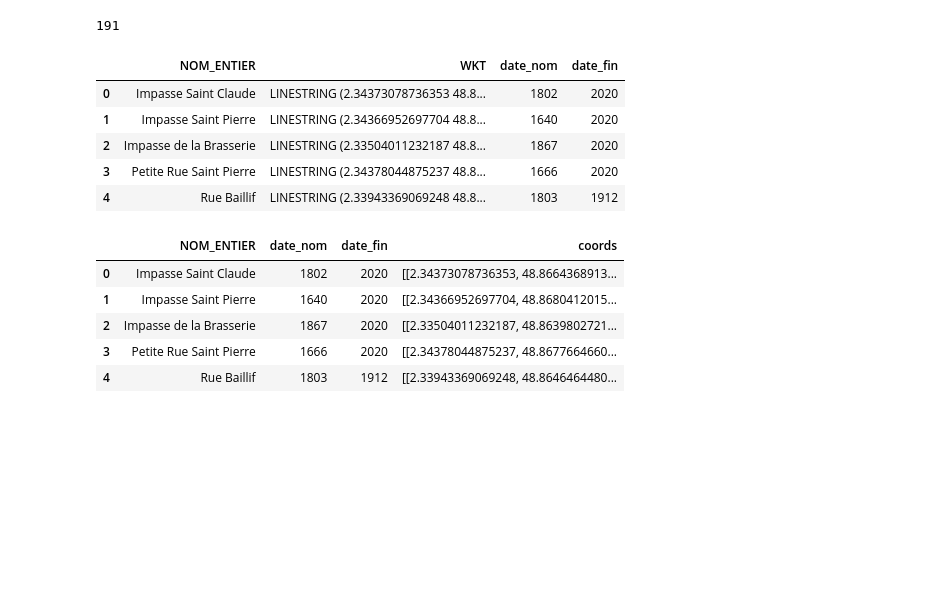
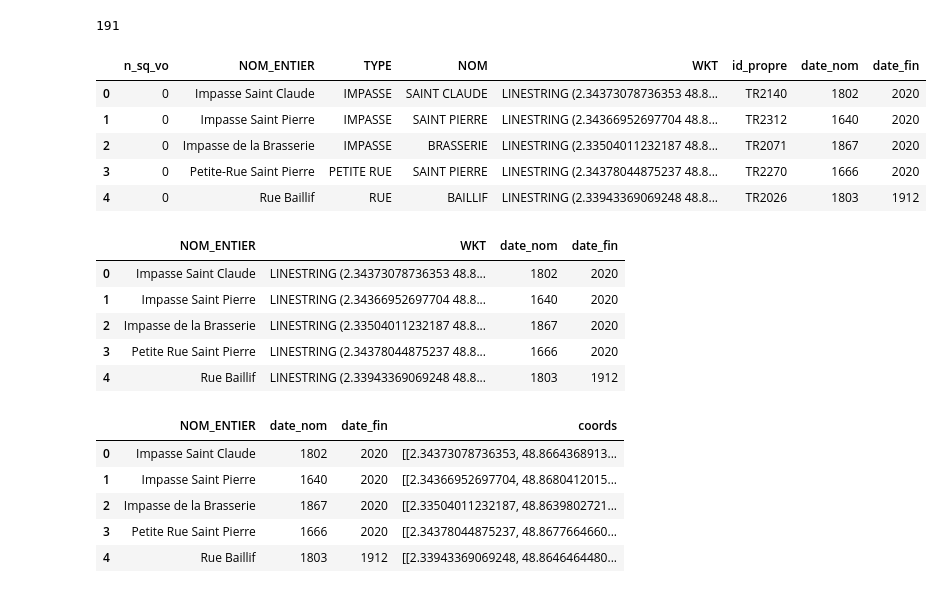
Before and after one commit to adescombes/Richelieu, a Jupyter notebook: web maps.ipynb, the cells around one changed output. Cells and saved outputs as stored; diff of their text form; code cells hidden in the pictures; blank space fills up the shorter version.

```diff
--- a/web maps.ipynb
+++ b/web maps.ipynb
@@ -127,9 +129,18 @@ geo_data
 # %%
-geotemp = pd.read_pickle('../geotemporal data/simple_geotemp_data_WGS84.pickle')
+geotemp = pd.read_csv('geotemporal data/simple_geotemp_data_WGS84.csv')
 # %%
 len(geotemp)
 # %% [output]
 191
+# %%
+geotemp.head()
+# %% [output]
+|  | n_sq_vo | NOM_ENTIER | TYPE | NOM | WKT | id_propre | date_nom | date_fin |
+| 0 | 0 | Impasse Saint Claude | IMPASSE | SAINT CLAUDE | LINESTRING (2.34373078736353 48.8... | TR2140 | 1802 | 2020 |
+| 1 | 0 | Impasse Saint Pierre | IMPASSE | SAINT PIERRE | LINESTRING (2.34366952697704 48.8... | TR2312 | 1640 | 2020 |
+| 2 | 0 | Impasse de la Brasserie | IMPASSE | BRASSERIE | LINESTRING (2.33504011232187 48.8... | TR2071 | 1867 | 2020 |
+| 3 | 0 | Petite-Rue Saint Pierre | PETITE RUE | SAINT PIERRE | LINESTRING (2.34378044875237 48.8... | TR2270 | 1666 | 2020 |
+| 4 | 0 | Rue Baillif | RUE | BAILLIF | LINESTRING (2.33943369069248 48.8... | TR2026 | 1803 | 1912 |
 # %%
 geotemp.reset_index(inplace =True)
 geotemp['NOM_ENTIER']=geotemp['NOM_ENTIER'].str.replace('-', ' ')
```
Also changed, not shown: parts of 4 cells of this notebook, 4 other files.
